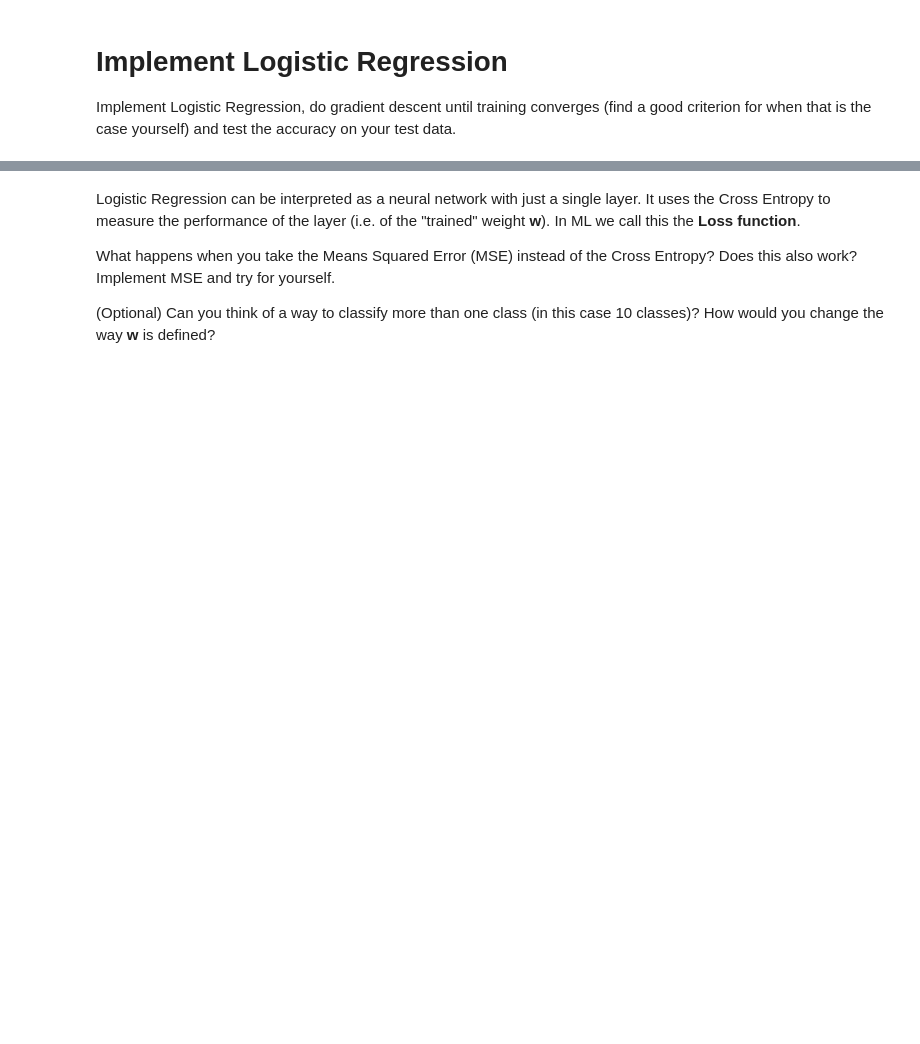
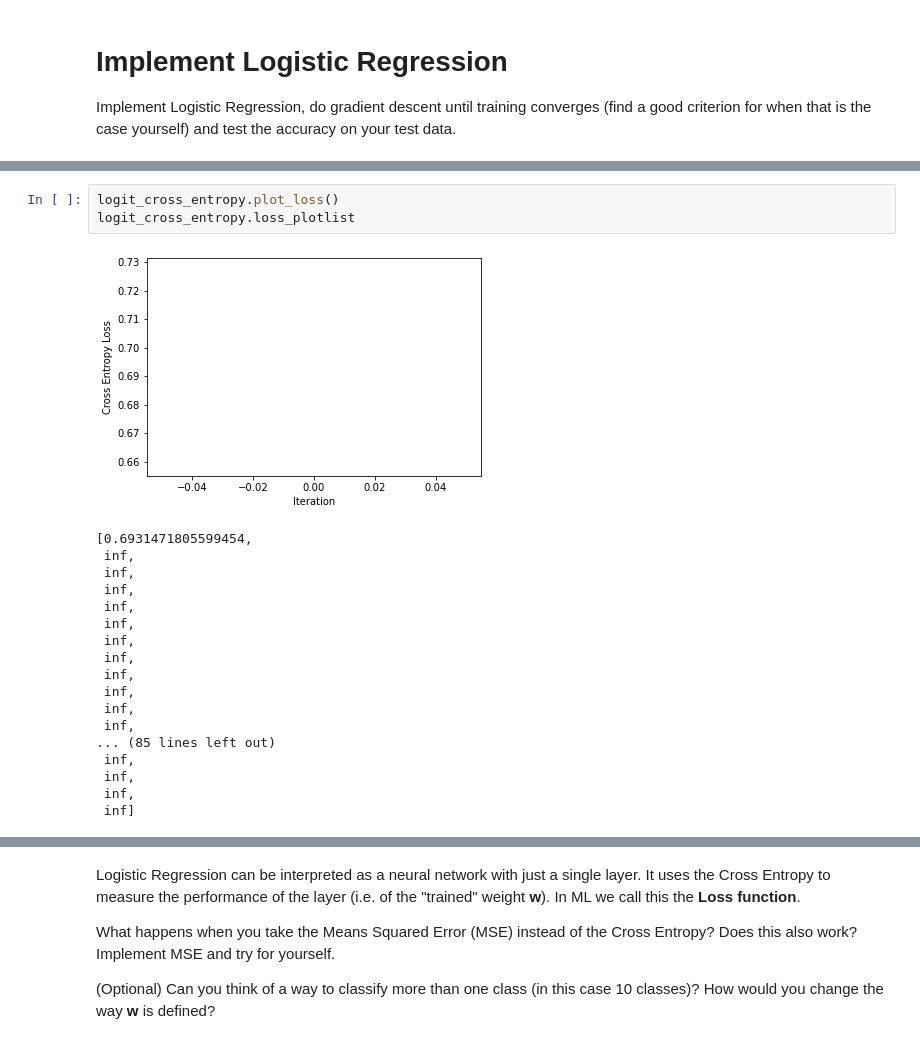
Before and after one commit to pwl482/patrec_2020, a Jupyter notebook: Assignment_3/Logistic_Regression_Paul.ipynb, the cells around one changed output, grey strips where cells are left out. Drawn from its saved outputs; the diff is of its cells as text; blank space fills up the shorter version.

```diff
--- a/Assignment_3/Logistic_Regression_Paul.ipynb
+++ b/Assignment_3/Logistic_Regression_Paul.ipynb
@@ -128,0 +153,22 @@ ValueError: operands could not be broadcast together with shapes (1649,) (1649,2
+# %%
+logit_cross_entropy.plot_loss()
+logit_cross_entropy.loss_plotlist
+# %% [output]
+[figure, added]
+[0.6931471805599454,
+ inf,
+ inf,
+ inf,
+ inf,
+ inf,
+ inf,
+ inf,
+ inf,
+ inf,
+ inf,
+ inf,
+... (85 lines left out)
+ inf,
+ inf,
+ inf,
+ inf]
```
Also changed, not shown: parts of 4 cells of this notebook.
